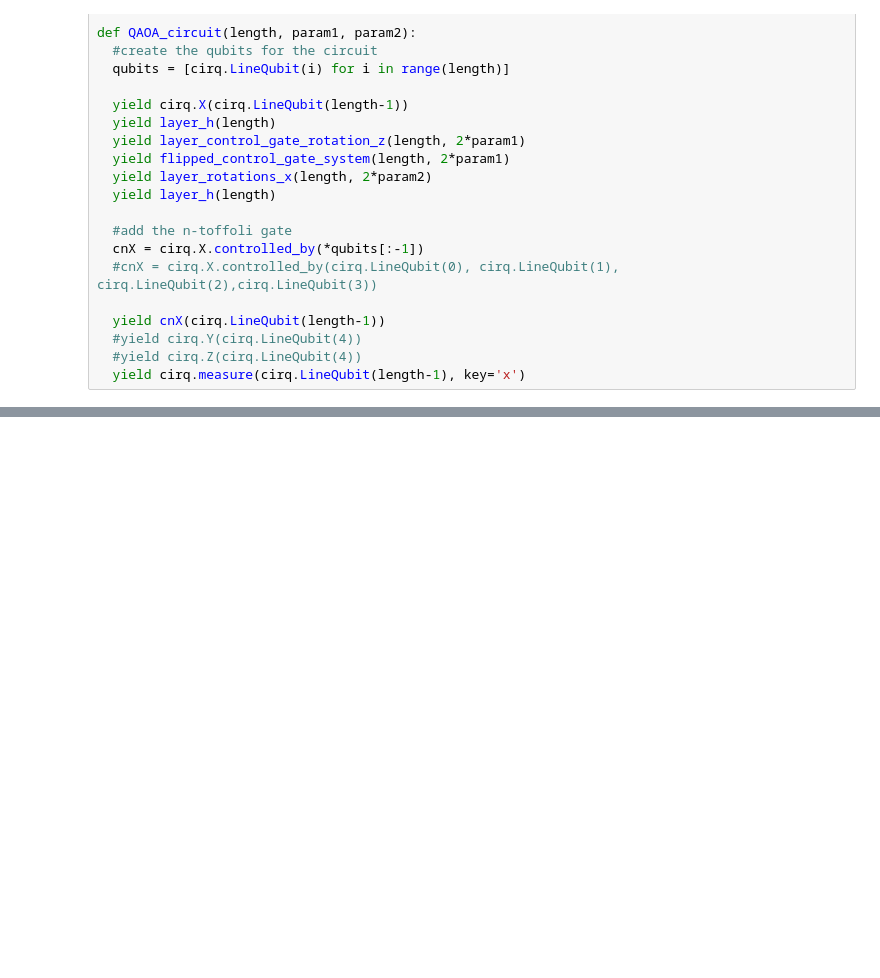
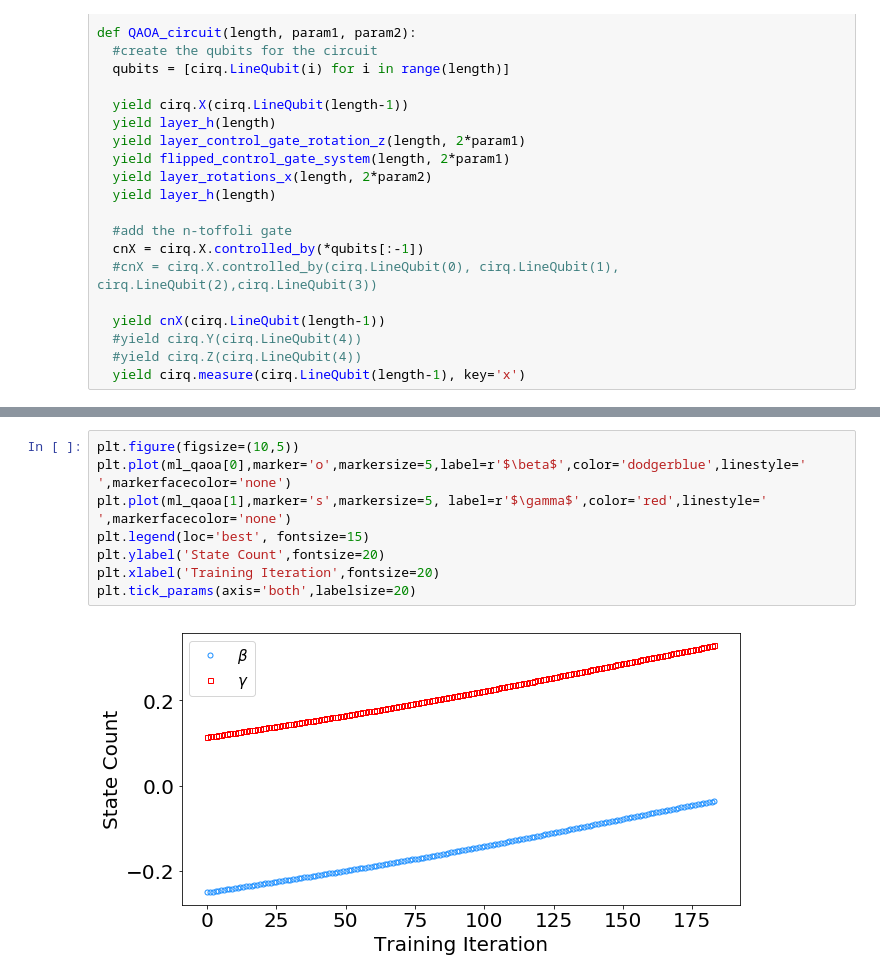
Before and after one commit to eseguraca6/Quantum-Computing-Playground, a Jupyter notebook: QAOA.ipynb, the cells around one changed output, grey strips where cells are left out. Saved outputs shown, nothing was run; the diff lists cells and outputs as text; blank space fills up the shorter version.

```diff
--- a/QAOA.ipynb
+++ b/QAOA.ipynb
@@ -297,0 +298,10 @@ plt.savefig('output_small_qaoa.png')
+# %%
+plt.figure(figsize=(10,5))
+plt.plot(ml_qaoa[0],marker='o',markersize=5,label=r'$\beta$',color='dodgerblue',linestyle=' ',markerfacecolor='none')
+plt.plot(ml_qaoa[1],marker='s',markersize=5, label=r'$\gamma$',color='red',linestyle=' ',markerfacecolor='none')
+plt.legend(loc='best', fontsize=15)
+plt.ylabel('State Count',fontsize=20)
+plt.xlabel('Training Iteration',fontsize=20)
+plt.tick_params(axis='both',labelsize=20)
+# %% [output]
+[figure, added]
```
Also changed, not shown: parts of 5 cells of this notebook.
